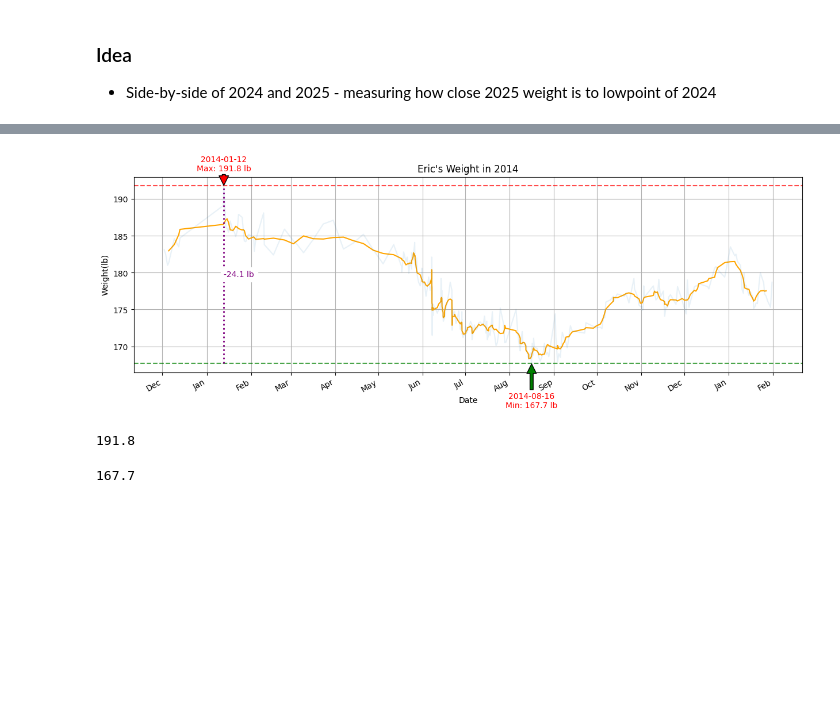
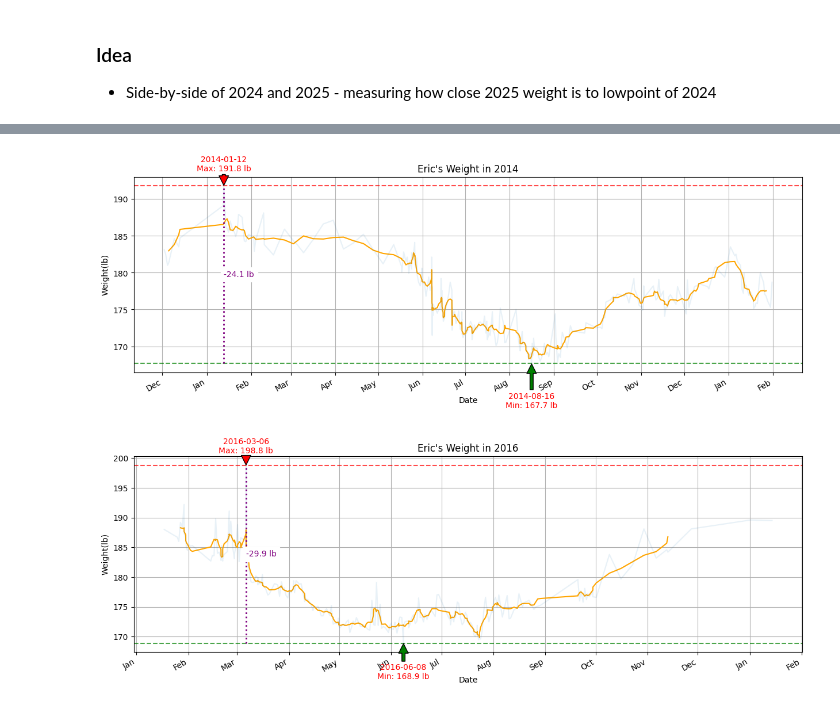
Before and after one commit to ericmelz/weight, a Jupyter notebook: notebooks/eda1.ipynb, the cells around one changed output, grey strips where cells are left out. Drawn from its saved outputs; the diff is of its cells as text; code cells hidden in the pictures; blank space fills up the shorter version.

Commit message:
Refactored yearly graph generation code

```diff
--- a/notebooks/eda1.ipynb
+++ b/notebooks/eda1.ipynb
@@ -96,12 +95,0 @@ Focus on 2015.
-# %%
-df_2014 = df.loc['2013-12':'2015-01'].copy()
-df_2014['Smoothed'] = df_2014['Weight (lb)'].rolling(window=7, center=True).mean()
-
-max_weight = df_2014['Weight (lb)'].max()
-min_weight = df_2014['Weight (lb)'].min()
-
-max_date = df_2014['Weight (lb)'].idxmax()
-min_date = df_2014['Weight (lb)'].idxmin()
-
-drop = (max_weight - min_weight).round(1)
-(max_date, max_weight), (min_date, min_weight), drop
@@ -112,62 +95,0 @@ drop = (max_weight - min_weight).round(1)
-# %%
-fig, ax = plt.subplots(figsize=(15,5))
-df_2014['Smoothed'].plot(ax=ax, label='Smoothed', color='orange')
-df_2014['Weight (lb)'].plot(ax=ax, alpha=0.1, label='Original')
-
-# Format ticks every year
-ax.xaxis.set_major_locator(mdates.MonthLocator())
-ax.xaxis.set_major_formatter(mdates.DateFormatter('%b'))
-
-# Max & Min lines
-ax.axhline(max_weight, color='red', linestyle='--', alpha=0.7, label='Max')
-ax.axhline(min_weight, color='green', linestyle='--', alpha=0.7, label='Min')
-
-# Annotations
-ax.annotate(f'{max_date.date()}\nMax: {max_weight:.1f} lb',
-            xy=(max_date, max_weight),
-            xytext=(max_date, max_weight + 2),
-            arrowprops=dict(facecolor='red', shrink=0.02),
-            ha='center', color='red')
-
-ax.annotate(f'{min_date.date()}\nMin: {min_weight:.1f} lb',
-            xy=(min_date, min_weight),
-            xytext=(min_date, min_weight - 6),
-            arrowprops=dict(facecolor='green', shrink=0.02),
-            ha='center', color='red')
-
-# Vertical line
-x_val = max_date if max_date < min_date else min_date
-ax.vlines(x=x_val,
-          ymin=min(min_weight, max_weight),
-          ymax=max(min_weight, max_weight),
-          color='purple',
-          linestyle=':',
-          linewidth=2,
-          label='Weight Drop')
-
-# Text label for drop
-drop_amount = abs(max_weight - min_weight)
-ax.text(x_val, (max_weight + min_weight) / 2,
-        f'-{drop_amount:.1f} lb',
-        color='purple',
-        ha='left',
-        va='center',
-        fontsize=10,
-        backgroundcolor='white')
-
-# axis labels
-plt.xlabel('Date')
-plt.ylabel('Weight(lb)')
-plt.title("Eric's Weight in 2014")
-plt.grid(True)
-plt.show()
-# %% [output]
-[figure, removed]
-# %%
-df_2014['Weight (lb)'].max()
-# %% [output]
-191.8
-# %%
-df_2014['Weight (lb)'].min()
-# %% [output]
-167.7
@@ -173,0 +160,6 @@ df_2014['Weight (lb)'].min()
+# %%
+for year in [2014, 2016]:
+    graph_year(year)
+# %% [output]
+[figure, added]
+[figure, added]
```
Also changed, not shown: parts of 3 cells of this notebook.
